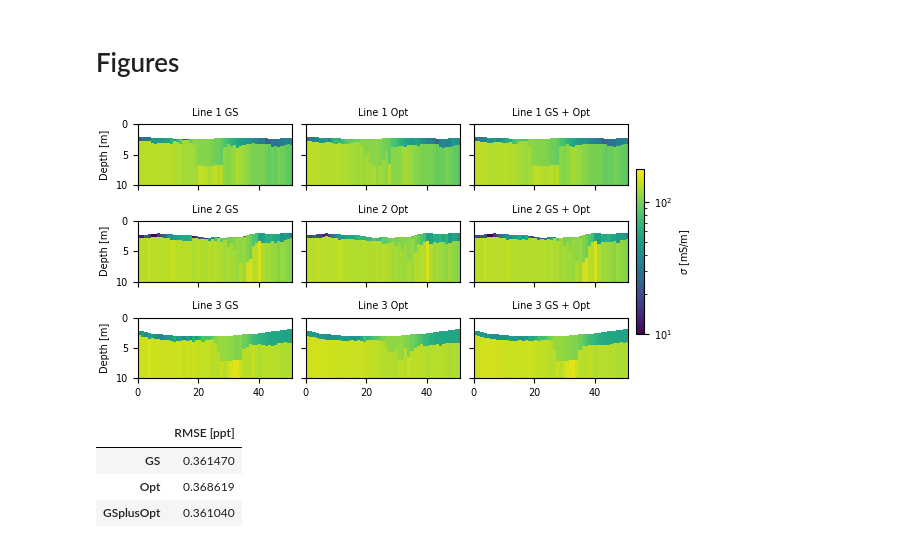
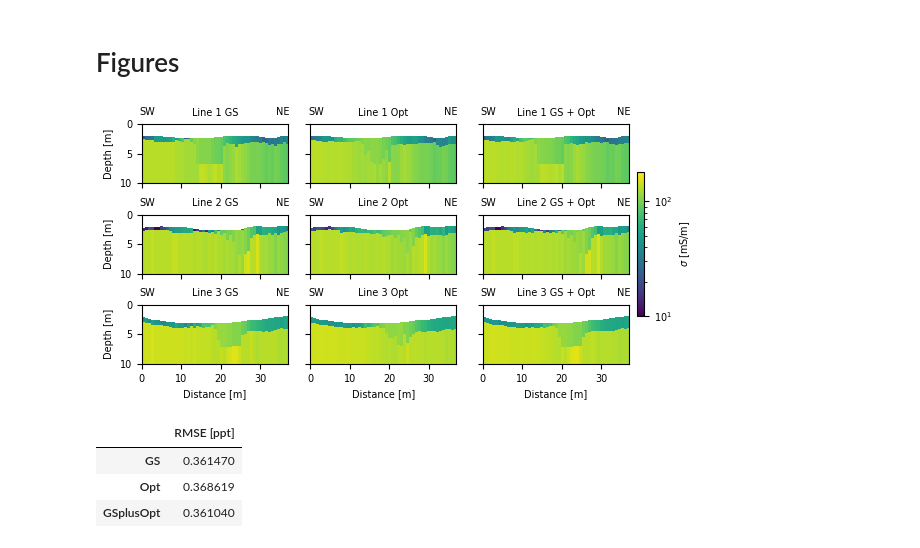
Before and after one commit to mariacarrizo/MC_RB_EM_1D, a Jupyter notebook: Field_Case/Figures.ipynb, the cells around one changed output. Saved outputs shown, nothing was run; the diff lists cells and outputs as text; code cells hidden in the pictures.

Commit message:
fixed figure line orientation

```diff
--- a/Field_Case/Figures.ipynb
+++ b/Field_Case/Figures.ipynb
@@ -104,7 +104,7 @@ vmax=180
 cmap='viridis'
 interp='none'
 npos = 51
-ext=[0,npos,10,0]
+ext=[0,37,10,0]
 norm= colors.LogNorm(vmin=vmin, vmax=vmax)
 fs=7 # fontsize
 
@@ -117,16 +117,22 @@ mod = ax[0,0].imshow((Line1_GS_grd*1000).T, cmap=my_cmap, interpolation=interp,
 ax[0,0].set_title('Line 1 GS', fontsize=fs)
 ax[0,0].set_ylabel('Depth [m]', fontsize=fs)
 ax[0,0].tick_params(labelsize=fs)
+ax[0,0].text(-0.5,-1.5,'SW', color='k',fontsize=fs)
+ax[0,0].text(34,-1.5,'NE', color='k',fontsize=fs)
 
 ax[0,1].imshow((Line1_opt_grd*1000).T, cmap=my_cmap, interpolation=interp,
                     extent=ext, norm = norm)
 ax[0,1].set_title('Line 1 Opt', fontsize=fs)
 ax[0,1].tick_params(labelsize=fs)
+ax[0,1].text(-0.5,-1.5,'SW', color='k',fontsize=fs)
+ax[0,1].text(34,-1.5,'NE', color='k',fontsize=fs)
 
 ax[0,2].imshow((Line1_GSplusOpt_grd*1000).T, cmap=my_cmap, interpolation=interp,
                     extent=ext, norm = norm)
 ax[0,2].set_title('Line 1 GS + Opt', fontsize=fs)
 ax[0,2].tick_params(labelsize=fs)
+ax[0,2].text(-0.5,-1.5,'SW', color='k',fontsize=fs)
+ax[0,2].text(34,-1.5,'NE', color='k',fontsize=fs)
 
 #Line 2
 ax[1,0].imshow((Line2_GS_grd*1000).T, cmap=my_cmap, interpolation=interp,
@@ -134,52 +140,67 @@ ax[1,0].imshow((Line2_GS_grd*1000).T, cmap=my_cmap, interpolation=interp,
 ax[1,0].set_title('Line 2 GS', fontsize=fs)
 ax[1,0].set_ylabel('Depth [m]', fontsize=fs)
 ax[1,0].tick_params(labelsize=fs)
+ax[1,0].text(-0.5,-1.5,'SW', color='k',fontsize=fs)
+ax[1,0].text(34,-1.5,'NE', color='k',fontsize=fs)
 
 ax[1,1].imshow((Line2_opt_grd*1000).T, cmap=my_cmap, interpolation=interp,
                     extent=ext, norm = norm)
 ax[1,1].set_title('Line 2 Opt', fontsize=fs)
 ax[1,1].tick_params(labelsize=fs)
+ax[1,1].text(-0.5,-1.5,'SW', color='k',fontsize=fs)
+ax[1,1].text(34,-1.5,'NE', color='k',fontsize=fs)
 
 ax[1,2].imshow((Line2_GSplusOpt_grd*1000).T, cmap=my_cmap, interpolation=interp,
                     extent=ext, norm = norm)
 ax[1,2].set_title('Line 2 GS + Opt', fontsize=fs)
 ax[1,2].tick_params(labelsize=fs)
+ax[1,2].text(-0.5,-1.5,'SW', color='k',fontsize=fs)
+ax[1,2].text(34,-1.5,'NE', color='k',fontsize=fs)
 
 # Line 3
 ax[2,0].imshow((Line3_GS_grd*1000).T, cmap=my_cmap, interpolation=interp,
                     extent=ext, norm = norm)
 ax[2,0].set_title('Line 3 GS', fontsize=fs)
 ax[2,0].set_ylabel('Depth [m]', fontsize=fs)
 ax[2,0].tick_params(labelsize=fs)
+ax[2,0].text(-0.5,-1.5,'SW', color='k',fontsize=fs)
+ax[2,0].text(34,-1.5,'NE', color='k',fontsize=fs)
+ax[2,0].set_xlabel('Distance [m]', fontsize=fs)
 
 ax[2,1].imshow((Line3_opt_grd*1000).T, cmap=my_cmap, interpolation=interp,
                     extent=ext, norm = norm)
 ax[2,1].set_title('Line 3 Opt', fontsize=fs)
 ax[2,1].tick_params(labelsize=fs)
+ax[2,1].text(-0.5,-1.5,'SW', color='k',fontsize=fs)
+ax[2,1].text(34,-1.5,'NE', color='k',fontsize=fs)
+ax[2,1].set_xlabel('Distance [m]', fontsize=fs)
 
 ax[2,2].imshow((Line3_GSplusOpt_grd*1000).T, cmap=my_cmap, interpolation=interp,
                     extent=ext, norm = norm)
 ax[2,2].set_title('Line 3 GS + Opt', fontsize=fs)
 ax[2,2].tick_params(labelsize=fs)
+ax[2,2].text(-0.5,-1.5,'SW', color='k',fontsize=fs)
+ax[2,2].text(34,-1.5,'NE', color='k',fontsize=fs)
+ax[2,2].set_xlabel('Distance [m]', fontsize=fs)
 
 clb_mod = fig.colorbar(mod, ax=ax[:,2], location='right', shrink=0.6)
 clb_mod.ax.tick_params(labelsize=fs)
 clb_mod.set_label('$\sigma$ [mS/m]', fontsize=fs )
 
-ax[0,0].set_aspect(aspect=2)
-ax[0,1].set_aspect(aspect=2)
-ax[0,2].set_aspect(aspect=2)
+ax[0,0].set_aspect(aspect=1.5)
+ax[0,1].set_aspect(aspect=1.5)
+ax[0,2].set_aspect(aspect=1.5)
 
-ax[1,0].set_aspect(aspect=2)
-ax[1,1].set_aspect(aspect=2)
-ax[1,2].set_aspect(aspect=2)
+ax[1,0].set_aspect(aspect=1.5)
+ax[1,1].set_aspect(aspect=1.5)
+ax[1,2].set_aspect(aspect=1.5)
 
-ax[2,0].set_aspect(aspect=2)
-ax[2,1].set_aspect(aspect=2)
-ax[2,2].set_aspect(aspect=2)
+ax[2,0].set_aspect(aspect=1.5)
+ax[2,1].set_aspect(aspect=1.5)
+ax[2,2].set_aspect(aspect=1.5)
 plt.savefig('figures/Field_Lines_2Lay.eps', format='eps')
 # %% [output]
-[figure, old version]
+[figure, new version]
 # %%
 # Simulate data for each model
 
```
Also changed, not shown: 1 other file.
